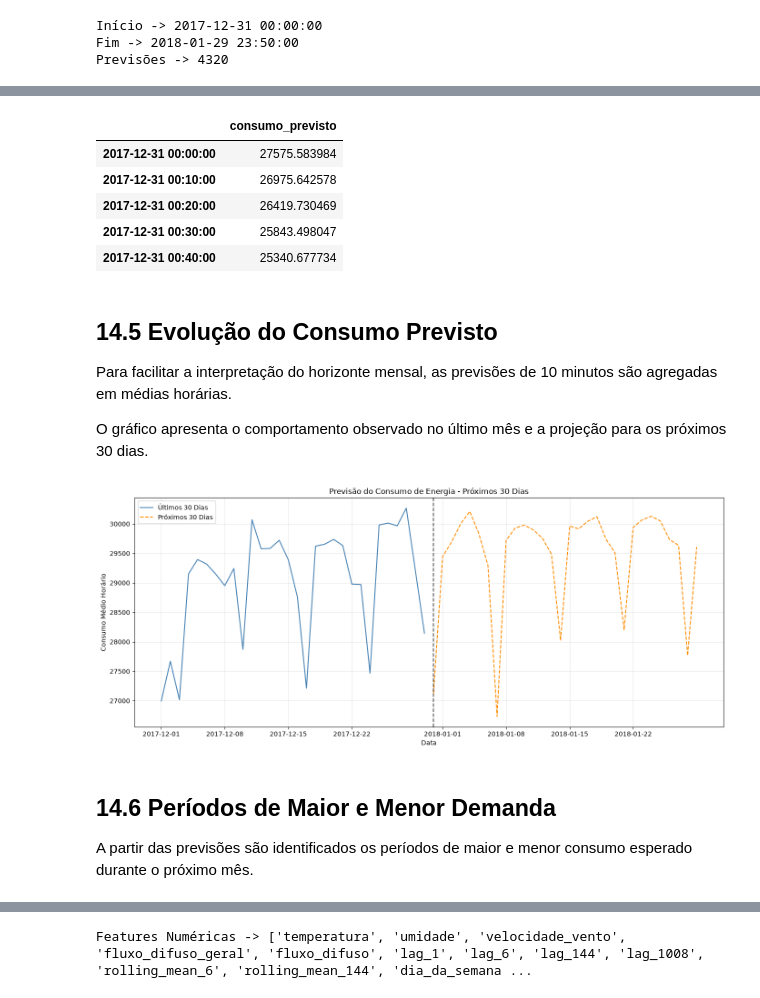
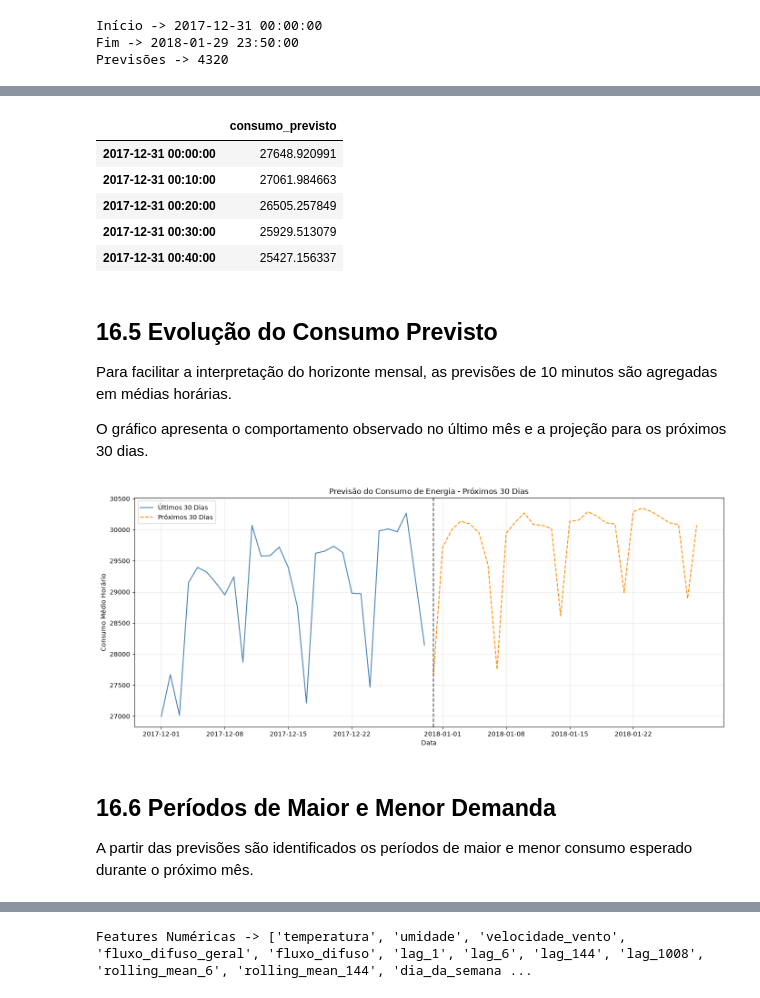
Before and after one commit to RenanTrevelim/energy-demand-forecasting, a Jupyter notebook: notebooks/03_modelos_ML.ipynb, the cells around one changed output, grey strips where cells are left out. Cells and saved outputs as stored; diff of their text form; code cells hidden in the pictures.

```diff
--- a/notebooks/03_modelos_ML.ipynb
+++ b/notebooks/03_modelos_ML.ipynb
@@ -722,0 +762,3 @@ plt.show()
+# %%
+modelo_xgb_tunado = busca_xgb.best_estimator_
+modelo_gbm_tunado = busca_gbm.best_estimator_
@@ -769,5 +1006,11 @@ GAP Final -> 137.3254
 # %%
-modelo_final = xgb.XGBRegressor(**study_xgb.best_params, random_state=42, n_jobs=-1)
+modelo_final = VotingRegressor(
+        estimators=[
+            ("xgboost", modelo_xgb_tunado),
+            ("lightgbm", modelo_gbm_tunado)
+        ],
+        n_jobs=-1
+    )
 
 modelo_final.fit(X_modelagem, y_modelagem)
 # %% [output]
@@ -960,13 +1283,7 @@ O objetivo passa a ser utilizar todo o histórico conhecido para gerar previsõe
 X_total = dados_ml.drop(columns="consumo_zona_1")
 y_total = dados_ml["consumo_zona_1"]
 
-modelo_producao = xgb.XGBRegressor(
-    **study_xgb.best_params,
-    objective="reg:squarederror",
-    tree_method="hist",
-    random_state=42,
-    n_jobs=-1
-)
+modelo_producao = modelo_final
 
 modelo_producao.fit(X_total, y_total)
 # %% [output]
@@ -1089,13 +1411,13 @@ forecast_df = pd.DataFrame(
 forecast_df.head()
 # %% [output]
 |  | consumo_previsto |
-| 2017-12-31 00:00:00 | 27575.583984 |
-| 2017-12-31 00:10:00 | 26975.642578 |
-| 2017-12-31 00:20:00 | 26419.730469 |
-| 2017-12-31 00:30:00 | 25843.498047 |
-| 2017-12-31 00:40:00 | 25340.677734 |
+| 2017-12-31 00:00:00 | 27648.920991 |
+| 2017-12-31 00:10:00 | 27061.984663 |
+| 2017-12-31 00:20:00 | 26505.257849 |
+| 2017-12-31 00:30:00 | 25929.513079 |
+| 2017-12-31 00:40:00 | 25427.156337 |
 # %% [markdown]
-## 14.5 Evolução do Consumo Previsto
+## 16.5 Evolução do Consumo Previsto
 
 Para facilitar a interpretação do horizonte mensal, as previsões de 10 minutos são agregadas em médias horárias.
 
@@ -1116,41 +1438,25 @@ forecast_horario = (
 # %%
 plt.figure(figsize=(14, 6))
 
-plt.plot(
-    historico_horario.index,
-    historico_horario,
-    label="Últimos 30 Dias",
-    color="steelblue"
-)
+plt.plot(historico_horario.index, historico_horario, label="Últimos 30 Dias", color="steelblue")
 
-plt.plot(
-    forecast_horario.index,
-    forecast_horario,
-    label="Próximos 30 Dias",
-    color="darkorange",
-    linestyle="--"
-)
+plt.plot(forecast_horario.index, forecast_horario, label="Próximos 30 Dias", color="darkorange", linestyle="--")
 
-plt.axvline(
-    dados_ml.index.max(),
-    color="black",
-    linestyle="--",
-    alpha=0.7
-)
+plt.axvline(dados_ml.index.max(), color="black", linestyle="--", alpha=0.7)
 
 plt.title("Previsão do Consumo de Energia - Próximos 30 Dias")
 plt.xlabel("Data")
 plt.ylabel("Consumo Médio Horário")
 
 plt.legend()
 plt.grid(alpha=0.3)
 plt.tight_layout()
 
 plt.show()
 # %% [output]
-[figure, old version]
+[figure, new version]
 # %% [markdown]
-## 14.6 Períodos de Maior e Menor Demanda
+## 16.6 Períodos de Maior e Menor Demanda
 
 A partir das previsões são identificados os períodos de maior e menor consumo esperado durante o próximo mês.
 # %%
```
Also changed, not shown: parts of 79 cells of this notebook.
